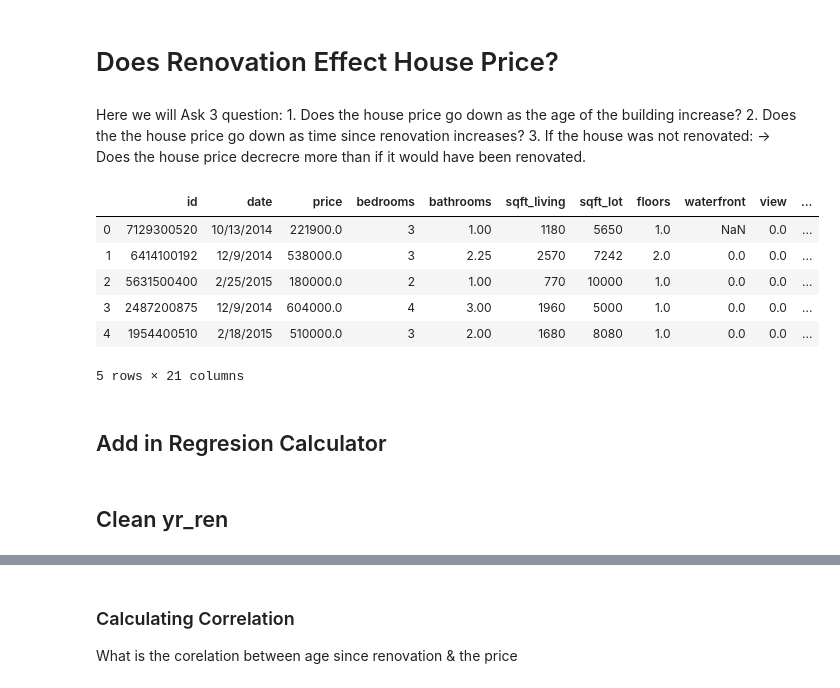
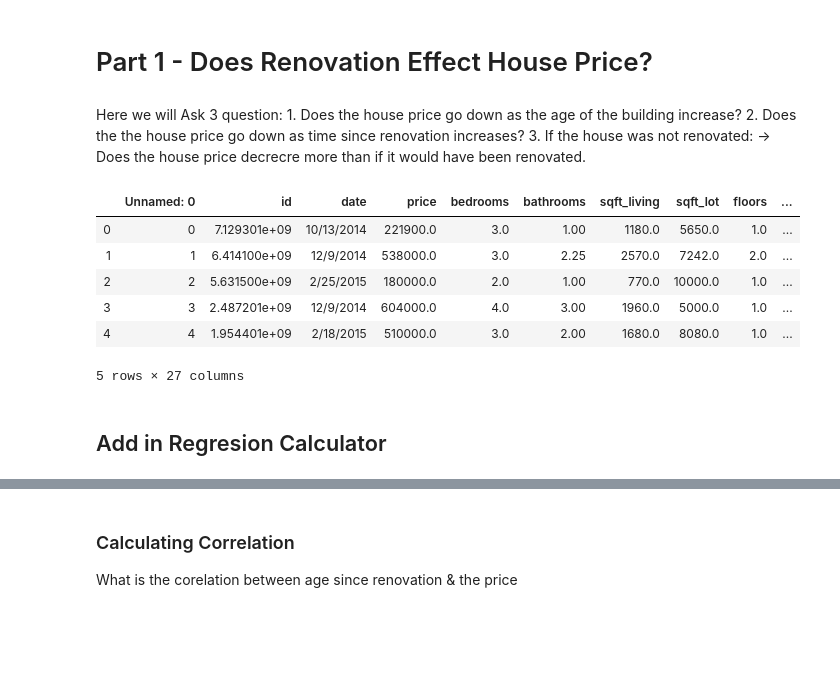
Before and after one commit to BanjiAjayi/Project1, a Jupyter notebook: Matt/Work Book 2.ipynb, the cells around one changed output, grey strips where cells are left out. Drawn from its saved outputs; the diff is of its cells as text; code cells hidden in the pictures; blank space fills up the shorter version.

```diff
--- a/Matt/Work Book 2.ipynb
+++ b/Matt/Work Book 2.ipynb
@@ -1,5 +1,5 @@
 # %% [markdown]
-# Does Renovation Effect House Price?
+# Part 1 -  Does Renovation Effect House Price?
 # %% [markdown]
 Here we will Ask 3 question:
     1. Does the house price go down as the age of the building increase?
@@ -14,16 +14,16 @@ import matplotlib.pyplot as plt
 import seaborn as sns
 sns.set_style("darkgrid")
 # %%
-df = pd.read_csv('kc_house_data.csv')
+df = pd.read_csv('kc_house_data_clean.csv')
 df.head()
 # %% [output]
-|  | id | date | price | bedrooms | bathrooms | sqft_living | sqft_lot | floors | waterfront | view | ... |
-| 0 | 7129300520 | 10/13/2014 | 221900.0 | 3 | 1.00 | 1180 | 5650 | 1.0 | NaN | 0.0 | ... |
-| 1 | 6414100192 | 12/9/2014 | 538000.0 | 3 | 2.25 | 2570 | 7242 | 2.0 | 0.0 | 0.0 | ... |
-| 2 | 5631500400 | 2/25/2015 | 180000.0 | 2 | 1.00 | 770 | 10000 | 1.0 | 0.0 | 0.0 | ... |
-| 3 | 2487200875 | 12/9/2014 | 604000.0 | 4 | 3.00 | 1960 | 5000 | 1.0 | 0.0 | 0.0 | ... |
-| 4 | 1954400510 | 2/18/2015 | 510000.0 | 3 | 2.00 | 1680 | 8080 | 1.0 | 0.0 | 0.0 | ... |
+|  | Unnamed: 0 | id | date | price | bedrooms | bathrooms | sqft_living | sqft_lot | floors | ... |
+| 0 | 0 | 7.129301e+09 | 10/13/2014 | 221900.0 | 3.0 | 1.00 | 1180.0 | 5650.0 | 1.0 | ... |
+| 1 | 1 | 6.414100e+09 | 12/9/2014 | 538000.0 | 3.0 | 2.25 | 2570.0 | 7242.0 | 2.0 | ... |
+| 2 | 2 | 5.631500e+09 | 2/25/2015 | 180000.0 | 2.0 | 1.00 | 770.0 | 10000.0 | 1.0 | ... |
+| 3 | 3 | 2.487201e+09 | 12/9/2014 | 604000.0 | 4.0 | 3.00 | 1960.0 | 5000.0 | 1.0 | ... |
+| 4 | 4 | 1.954401e+09 | 2/18/2015 | 510000.0 | 3.0 | 2.00 | 1680.0 | 8080.0 | 1.0 | ... |
-5 rows × 21 columns
+5 rows × 27 columns
 # %% [markdown]
 ## Add in Regresion Calculator
 # %%
@@ -67,5 +67,3 @@ def correlation(var1, var2):
         var2_squared = [i * i for i in mean_norm_var2]
 
         return round(var1_dot_var2 / math.sqrt(sum(var1_squared) * sum(var2_squared)), 2)
-# %% [markdown]
-## Clean yr_ren
```
Also changed, not shown: parts of 34 cells of this notebook, 1 other file.
